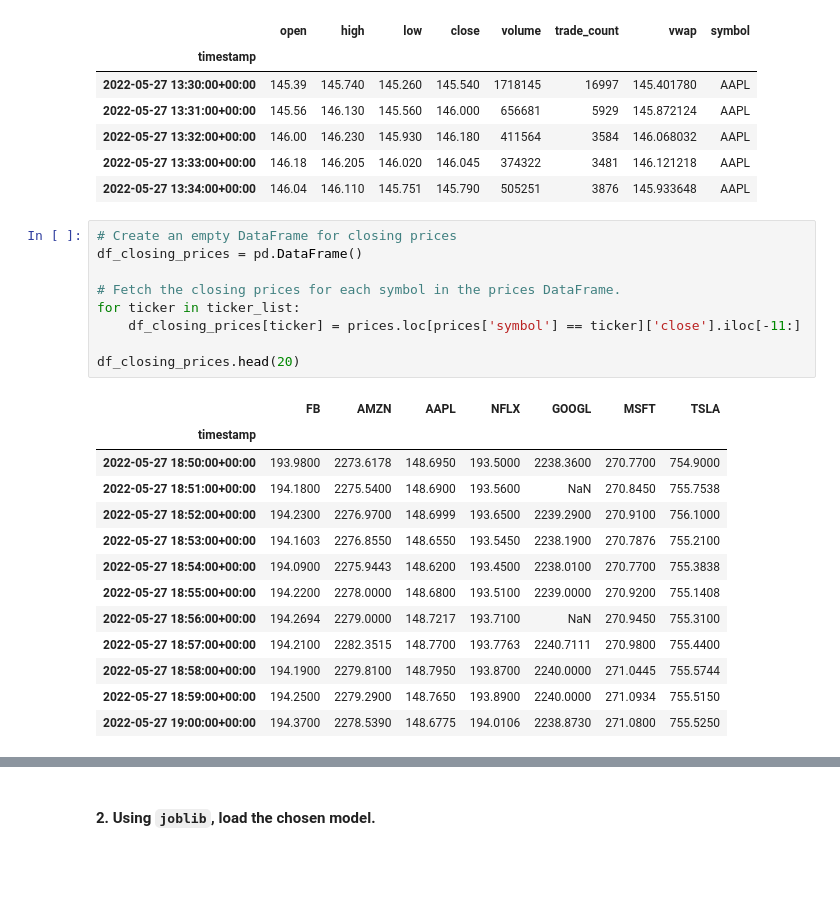
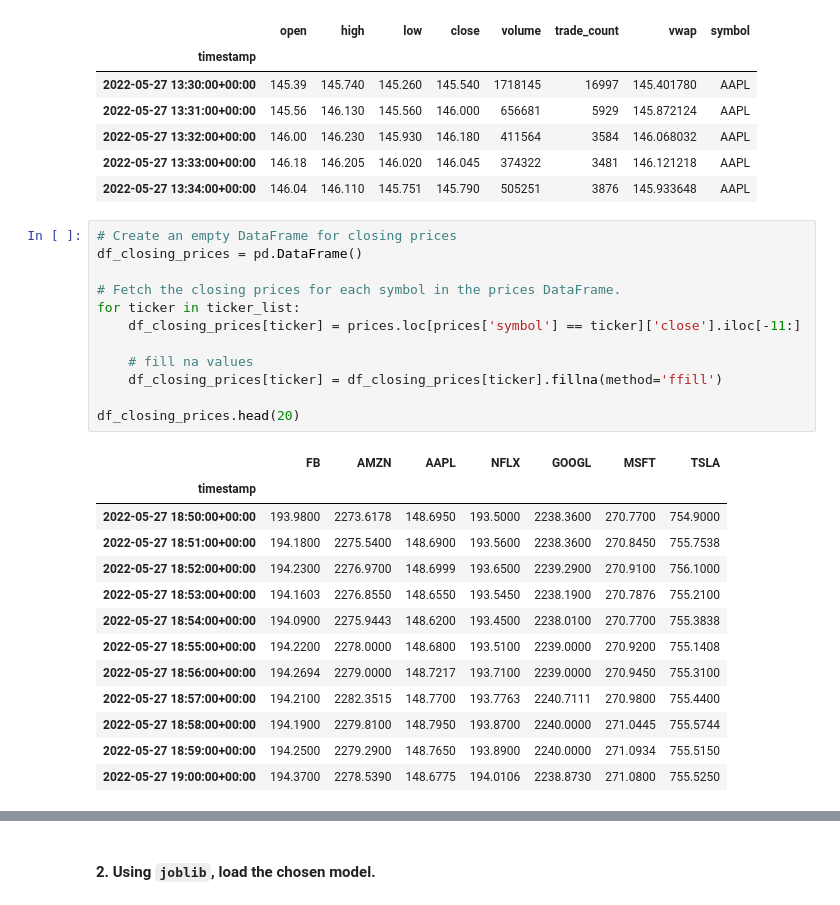
Before and after one commit to aaargyrou/AlgoTrading--High-Frequency-Trading, a Jupyter notebook: Code/high_frequency_trading_algo.ipynb, the cells around one changed output, grey strips where cells are left out. Saved outputs shown, nothing was run; the diff lists cells and outputs as text; blank space fills up the shorter version.

```diff
--- a/Code/high_frequency_trading_algo.ipynb
+++ b/Code/high_frequency_trading_algo.ipynb
@@ -587,22 +590,25 @@ prices.head()
 # %%
 # Create an empty DataFrame for closing prices
 df_closing_prices = pd.DataFrame()
 
 # Fetch the closing prices for each symbol in the prices DataFrame.
 for ticker in ticker_list:
     df_closing_prices[ticker] = prices.loc[prices['symbol'] == ticker]['close'].iloc[-11:]
 
+    # fill na values
+    df_closing_prices[ticker] = df_closing_prices[ticker].fillna(method='ffill')
+
 df_closing_prices.head(20)
 # %% [output]
 |  | FB | AMZN | AAPL | NFLX | GOOGL | MSFT | TSLA |
 | timestamp |  |  |  |  |  |  |  |
 | 2022-05-27 18:50:00+00:00 | 193.9800 | 2273.6178 | 148.6950 | 193.5000 | 2238.3600 | 270.7700 | 754.9000 |
-| 2022-05-27 18:51:00+00:00 | 194.1800 | 2275.5400 | 148.6900 | 193.5600 | NaN | 270.8450 | 755.7538 |
+| 2022-05-27 18:51:00+00:00 | 194.1800 | 2275.5400 | 148.6900 | 193.5600 | 2238.3600 | 270.8450 | 755.7538 |
 | 2022-05-27 18:52:00+00:00 | 194.2300 | 2276.9700 | 148.6999 | 193.6500 | 2239.2900 | 270.9100 | 756.1000 |
 | 2022-05-27 18:53:00+00:00 | 194.1603 | 2276.8550 | 148.6550 | 193.5450 | 2238.1900 | 270.7876 | 755.2100 |
 | 2022-05-27 18:54:00+00:00 | 194.0900 | 2275.9443 | 148.6200 | 193.4500 | 2238.0100 | 270.7700 | 755.3838 |
 | 2022-05-27 18:55:00+00:00 | 194.2200 | 2278.0000 | 148.6800 | 193.5100 | 2239.0000 | 270.9200 | 755.1408 |
-| 2022-05-27 18:56:00+00:00 | 194.2694 | 2279.0000 | 148.7217 | 193.7100 | NaN | 270.9450 | 755.3100 |
+| 2022-05-27 18:56:00+00:00 | 194.2694 | 2279.0000 | 148.7217 | 193.7100 | 2239.0000 | 270.9450 | 755.3100 |
 | 2022-05-27 18:57:00+00:00 | 194.2100 | 2282.3515 | 148.7700 | 193.7763 | 2240.7111 | 270.9800 | 755.4400 |
 | 2022-05-27 18:58:00+00:00 | 194.1900 | 2279.8100 | 148.7950 | 193.8700 | 2240.0000 | 271.0445 | 755.5744 |
 | 2022-05-27 18:59:00+00:00 | 194.2500 | 2279.2900 | 148.7650 | 193.8900 | 2240.0000 | 271.0934 | 755.5150 |
```
Also changed, not shown: parts of 14 cells of this notebook.
